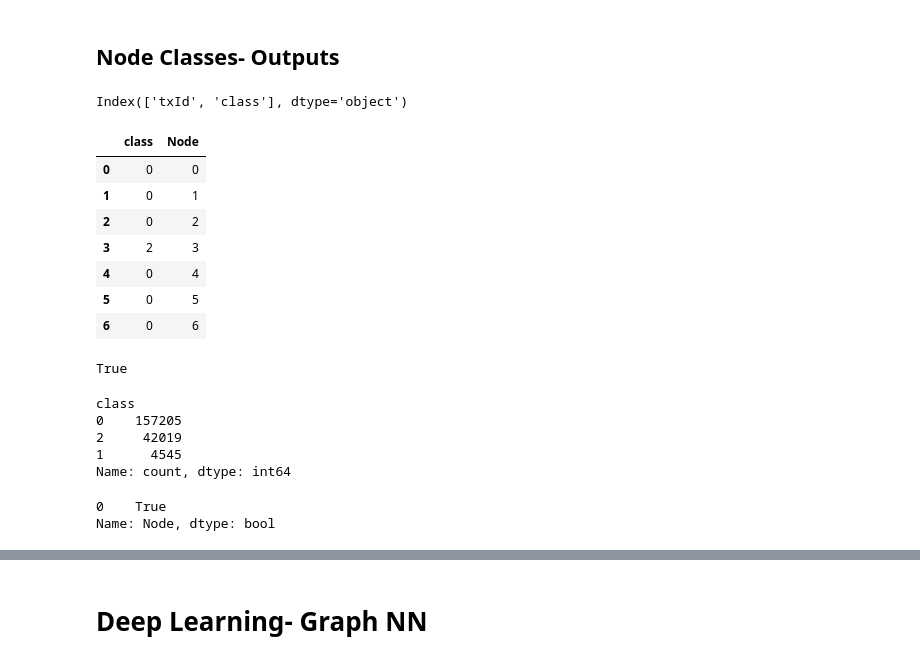
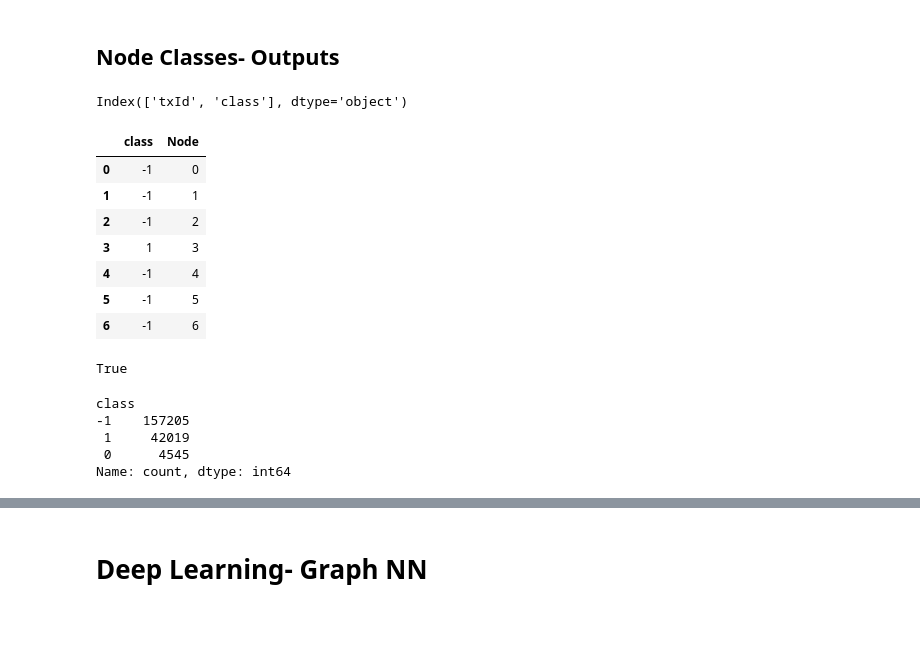
Before and after one commit to alenreuel/data_science_projects, a Jupyter notebook: bitcoin_GNN/notebook.ipynb, the cells around one changed output, grey strips where cells are left out. Cells and saved outputs as stored; diff of their text form; code cells hidden in the pictures; blank space fills up the shorter version.

```diff
--- a/bitcoin_GNN/notebook.ipynb
+++ b/bitcoin_GNN/notebook.ipynb
@@ -39,7 +39,7 @@ Three datasets:
 
 ## Node Level Data
 # %%
-graph_node_f_df = pd.read_csv(dataset_dir/f"{csv_f[2]}", header=None)
+graph_node_f_df = pd.read_csv(dataset_dir/f"{csv_f[0]}", header=None)
 graph_node_f_df = graph_node_f_df.rename(columns={0:"Node"})
 i = 1
 for col in graph_node_f_df.columns[1:]:
@@ -147,23 +147,23 @@ graph_edges_df.head(5)
 # %% [markdown]
 ## Node Classes- Outputs
 # %%
-graph_node_class = pd.read_csv(dataset_dir/f"{csv_f[0]}")
+graph_node_class = pd.read_csv(dataset_dir/f"{csv_f[2]}")
 print(graph_node_class.columns)
 graph_node_class['txId'] = graph_node_class['txId'].apply(lambda x: nodes[x])
 graph_node_class['Node'] = graph_node_class['txId']
 graph_node_class = graph_node_class.drop(columns=["txId"])
-graph_node_class["class"] = graph_node_class["class"].apply(lambda x: 0 if x=="unknown" else int(x))
+graph_node_class["class"] = graph_node_class["class"].apply(lambda x: -1 if x=="unknown" else int(x)-1)
 graph_node_class.head(7)
 # %% [output]
 Index(['txId', 'class'], dtype='object')
 |  | class | Node |
-| 0 | 0 | 0 |
-| 1 | 0 | 1 |
-| 2 | 0 | 2 |
-| 3 | 2 | 3 |
-| 4 | 0 | 4 |
-| 5 | 0 | 5 |
-| 6 | 0 | 6 |
+| 0 | -1 | 0 |
+| 1 | -1 | 1 |
+| 2 | -1 | 2 |
+| 3 | 1 | 3 |
+| 4 | -1 | 4 |
+| 5 | -1 | 5 |
+| 6 | -1 | 6 |
 # %%
 len(graph_node_class)==len(graph_node_f_df)
 # %% [output]
@@ -172,12 +172,7 @@ True
 graph_node_class["class"].value_counts()
 # %% [output]
 class
-0    157205
-2     42019
-1      4545
+-1    157205
+ 1     42019
+ 0      4545
 Name: count, dtype: int64
-# %%
-(graph_node_class["Node"]==graph_node_f_df["Node"]).drop_duplicates()
-# %% [output]
-0    True
-Name: Node, dtype: bool
```
Also changed, not shown: parts of 27 cells of this notebook, 2 other files.
